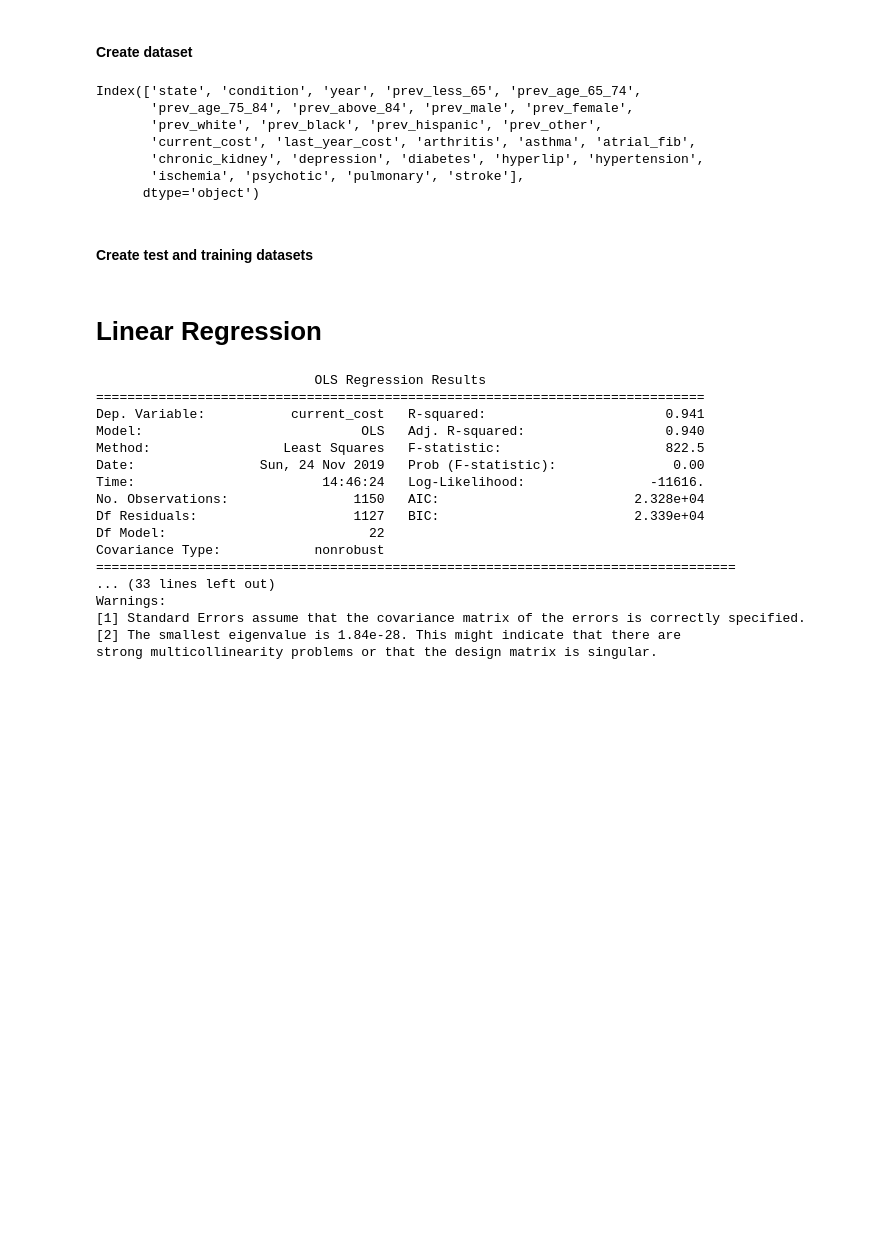
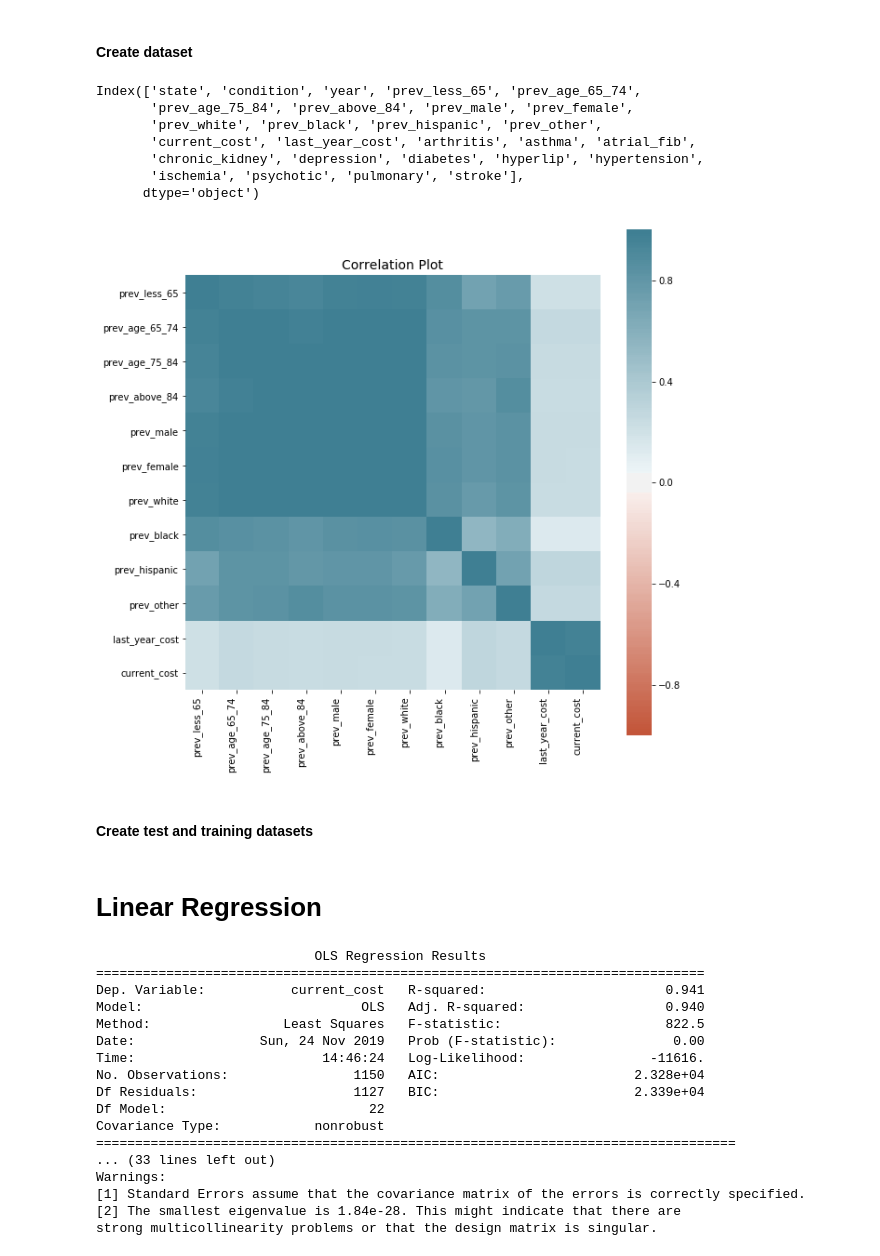
Before and after one commit to cambrad3/DataVizProject, a Jupyter notebook: Modeling and Predictions.ipynb, the cells around one changed output. Saved outputs shown, nothing was run; the diff lists cells and outputs as text; code cells hidden in the pictures; blank space fills up the shorter version.

```diff
--- a/Modeling and Predictions.ipynb
+++ b/Modeling and Predictions.ipynb
@@ -71,6 +107,79 @@ x_data = finaldata[['prev_less_65', 'prev_age_65_74',
         'diabetes', 'hyperlip', 'hypertension',
        'ischemia', 'psychotic', 'pulmonary', 'stroke']]
 y_data = data.loc[:,"current_cost"]
+# %%
+corrdata = finaldata[['prev_less_65', 'prev_age_65_74',
+       'prev_age_75_84', 'prev_above_84', 'prev_male', 'prev_female',
+       'prev_white', 'prev_black', 'prev_hispanic', 'prev_other', 'last_year_cost','current_cost']]
+# %%
+# Step 1 - Make a scatter plot with square markers, set column names as labels
+
+# def heatmap(x, y, size):
+#     fig, ax = plt.subplots(figsize=(10,10))
+
+#     # Mapping from column names to integer coordinates
+#     x_labels = [v for v in sorted(x.unique())]
+#     y_labels = [v for v in sorted(y.unique())]
+#     x_to_num = {p[1]:p[0] for p in enumerate(x_labels)}
+#     y_to_num = {p[1]:p[0] for p in enumerate(y_labels)}
+
+#     size_scale = 500
+
+#     n_colors = 256 # Use 256 colors for the diverging color palette
+#     palette = sns.diverging_palette(20, 220, n=n_colors) # Create the palette
+#     color_min, color_max = [-1, 1] # Range of values that will be mapped to the palette, i.e. min and max possible correlation
+
+#     def value_to_color(val):
+#         val_position = float((val - color_min)) / (color_max - color_min) # position of value in the input range, relative to the length of the input range
+#         ind = int(val_position * (n_colors - 1)) # target index in the color palette
+#         return palette[ind]
+
+#     ax.scatter(
+#         x=x.map(x_to_num),
+#         y=y.map(y_to_num),
+#         s=size * size_scale,
+#         c= palette, # Vector of square color values, mapped to color palette
+#         marker='s'
+#     )
+
+#     # Show column labels on the axes
+#     ax.set_xticks([x_to_num[v] for v in x_labels])
+#     ax.set_xticklabels(x_labels, rotation=90, horizontalalignment='right')
+#     ax.set_yticks([y_to_num[v] for v in y_labels])
+#     ax.set_yticklabels(y_labels)
+#     ax.grid(False, 'major')
+#     ax.grid(True, 'minor')
+#     ax.set_xticks([t + 0.5 for t in ax.get_xticks()], minor=True)
+#     ax.set_yticks([t + 0.5 for t in ax.get_yticks()], minor=True)
+#     ax.set_xlim([-0.5, max([v for v in x_to_num.values()]) + 0.5])
+#     ax.set_ylim([-0.5, max([v for v in y_to_num.values()]) + 0.5])
+
+
+# corr = corrdata.corr()
+# corr = pd.melt(corr.reset_index(), id_vars='index') # Unpivot the dataframe, so we can get pair of arrays for x and y
+# corr.columns = ['x', 'y', 'value']
+# heatmap(
+#     x=corr['x'],
+#     y=corr['y'],
+#     size=corr['value'].abs()
+# )
+
+corr = corrdata.corr()
+fig, ax = plt.subplots(figsize=(10,10))
+ax = sns.heatmap(
+    corr,
+    vmin=-1, vmax=1, center=0,
+    cmap=sns.diverging_palette(20, 220, n=200),
+    square=True
+)
+ax.set_xticklabels(
+    ax.get_xticklabels(),
+    rotation=90,
+    horizontalalignment='right'
+)
+plt.title("Correlation Plot",fontsize=14);
+# %% [output]
+[figure, added]
 # %% [markdown]
 #### Create test and training datasets
 # %%
```
Also changed, not shown: parts of 7 cells of this notebook, 4 other files.
